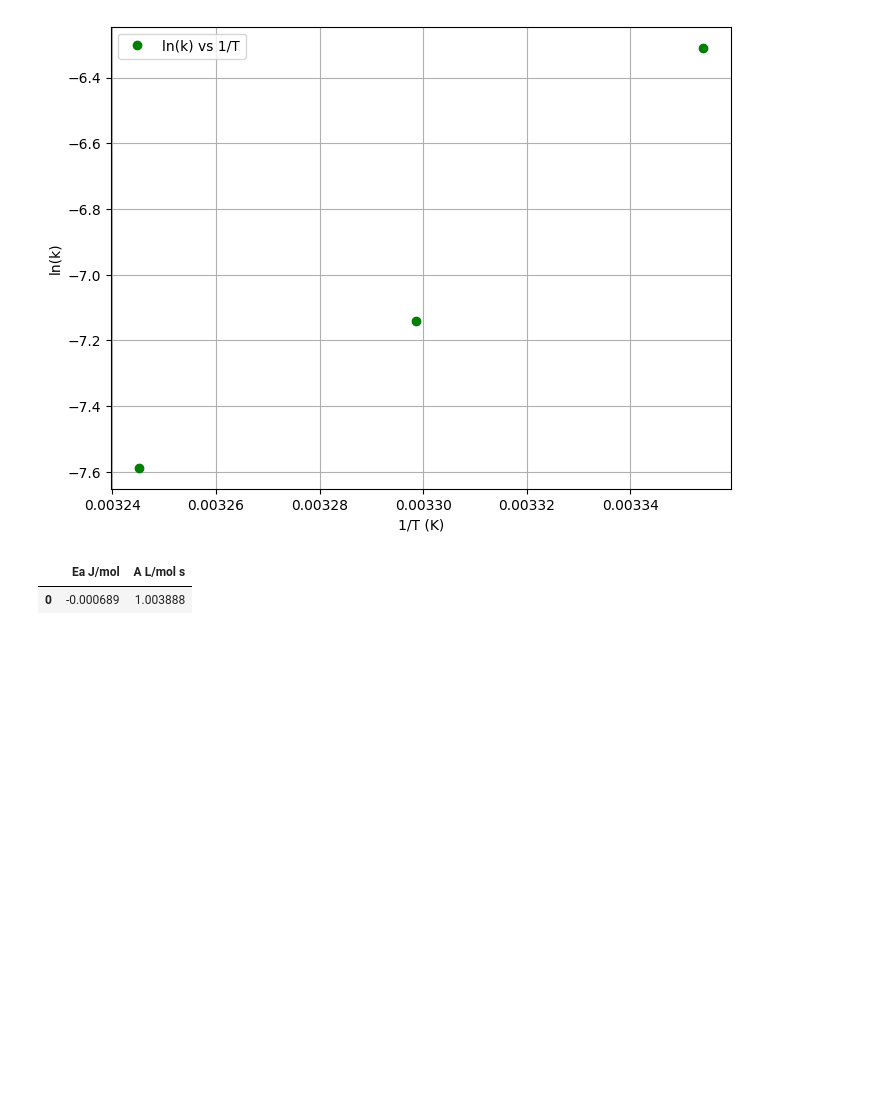
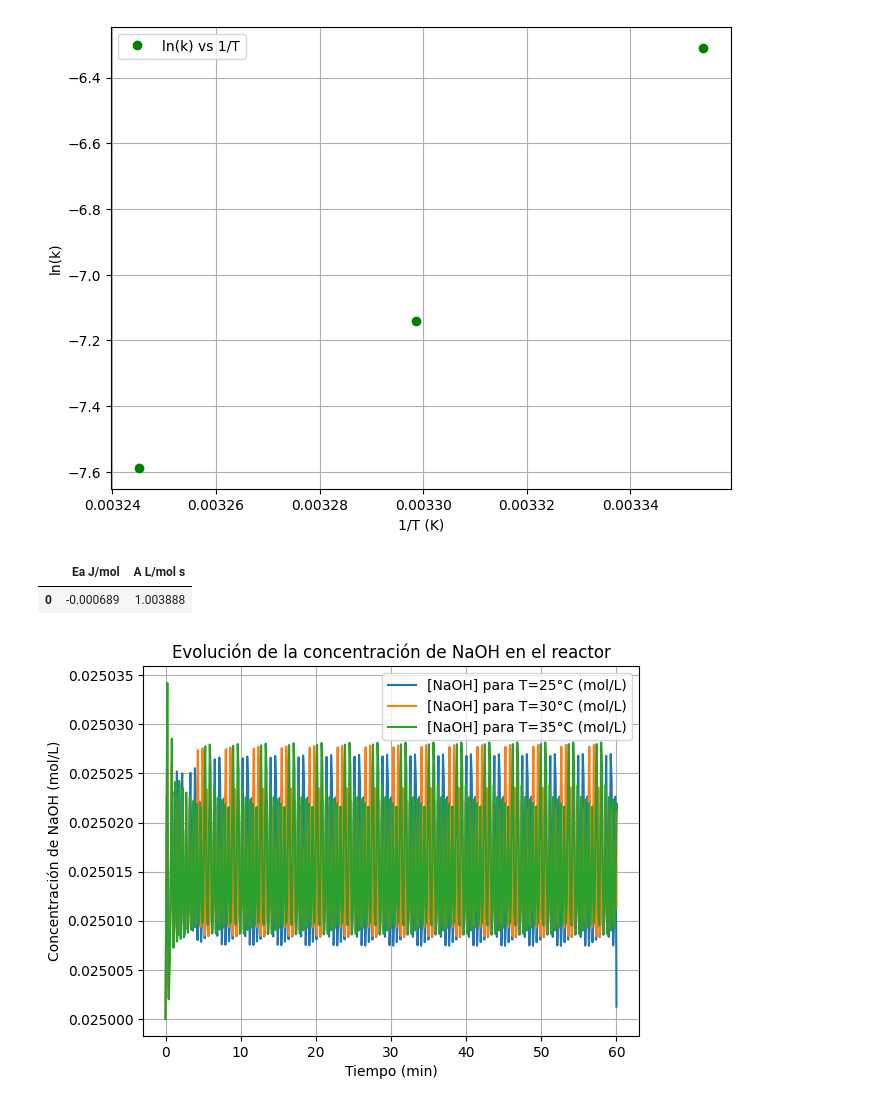
Before and after one commit to ChristianPh404/exp2, a Jupyter notebook: pract3.ipynb, the cells around one changed output. Drawn from its saved outputs; the diff is of its cells as text; code cells hidden in the pictures; blank space fills up the shorter version.

```diff
--- a/pract3.ipynb
+++ b/pract3.ipynb
@@ -4,6 +4,8 @@ import numpy as np
 import matplotlib.pyplot as plt
 from IPython.display import display
 from scipy.stats import linregress
+from scipy.integrate import solve_ivp
+
 
 Temperatura_objetivo = [25, 30, 35]
 tiempos = [0, 3, 6, 9, 12, 15]
@@ -150,6 +152,24 @@ df_arrhenius = pd.DataFrame({
     'A L/mol s': [A]
 })
 display(df_arrhenius)
+def reactor_edo(t, a, Fa, k, V, a0):
+    da_dt = (Fa / V) * (a0 - a) - k * a
+    return da_dt
+for j in range(len(valor_k)):
+    temperatura = Temperatura_objetivo[j]
+    t_span = [0, 60]
+    k_j = valor_k[j]  # Usar el valor correspondiente de k
+    sol = solve_ivp(reactor_edo, t_span, [a0], args=(Fa, k_j, V, a0), dense_output=True)
+    t = sol.t
+    a_t = sol.y[0]
+    plt.plot(t, a_t, label=f'[NaOH] para T={temperatura}°C (mol/L)')
+
+plt.xlabel('Tiempo (min)')
+plt.ylabel('Concentración de NaOH (mol/L)')
+plt.title('Evolución de la concentración de NaOH en el reactor')
+plt.legend()
+plt.grid(True)
+plt.show()
 # %% [output]
 |  | temperatura | conductividad | Tiempo, min |
 | 0 | 25.1 | 0.1 | 0 |
@@ -173,30 +193,31 @@ display(df_arrhenius)
 | 4 | 34.9 | 0.5 | 12 |
 | 5 | 35.0 | 0.6 | 15 |
 |  | Tiempo, min | conductividad | Temperatura | at | ct | xa | xe |
 | 0 | 0 | 0.10 | 25.1 | -0.365486 | 0.390486 | 15.619424 | 15.619424 |
 | 1 | 3 | 0.20 | 25.0 | -0.692925 | 0.717925 | 28.717001 | 28.717001 |
 | 2 | 6 | 0.10 | 24.8 | -0.365486 | 0.390486 | 15.619424 | 15.619424 |
 | 3 | 9 | 0.20 | 24.9 | -0.692925 | 0.717925 | 28.717001 | 28.717001 |
 | 4 | 12 | 0.10 | 24.9 | -0.365486 | 0.390486 | 15.619424 | 15.619424 |
 | 5 | 15 | 0.20 | 25.0 | -0.692925 | 0.717925 | 28.717001 | 28.717001 |
 | 6 | Media | 0.15 | 7.5 | -0.529205 | 0.554205 | 22.168212 | 22.168212 |
 |  | Tiempo, min | conductividad | Temperatura | at | ct | xa | xe |
 | 0 | 0 | 0.30 | 30.1 | -1.020364 | 1.045364 | 41.814578 | 41.814578 |
 | 1 | 3 | 0.40 | 30.0 | -1.347804 | 1.372804 | 54.912155 | 54.912155 |
 | 2 | 6 | 0.30 | 29.8 | -1.020364 | 1.045364 | 41.814578 | 41.814578 |
 | 3 | 9 | 0.40 | 29.9 | -1.347804 | 1.372804 | 54.912155 | 54.912155 |
 | 4 | 12 | 0.30 | 29.9 | -1.020364 | 1.045364 | 41.814578 | 41.814578 |
 | 5 | 15 | 0.40 | 30.0 | -1.347804 | 1.372804 | 54.912155 | 54.912155 |
 | 6 | Media | 0.35 | 7.5 | -1.184084 | 1.209084 | 48.363366 | 48.363366 |
 |  | Tiempo, min | conductividad | Temperatura | at | ct | xa | xe |
 | 0 | 0 | 0.50 | 35.1 | -1.675243 | 1.700243 | 68.009731 | 68.009731 |
 | 1 | 3 | 0.60 | 35.0 | -2.002683 | 2.027683 | 81.107308 | 81.107308 |
 | 2 | 6 | 0.50 | 34.8 | -1.675243 | 1.700243 | 68.009731 | 68.009731 |
 | 3 | 9 | 0.60 | 34.9 | -2.002683 | 2.027683 | 81.107308 | 81.107308 |
 | 4 | 12 | 0.50 | 34.9 | -1.675243 | 1.700243 | 68.009731 | 68.009731 |
 | 5 | 15 | 0.60 | 35.0 | -2.002683 | 2.027683 | 81.107308 | 81.107308 |
 | 6 | Media | 0.55 | 7.5 | -1.838963 | 1.863963 | 74.558520 | 74.558520 |
 [figure]
 [figure]
 |  | Ea J/mol | A L/mol s |
 | 0 | -0.000689 | 1.003888 |
+[figure, added]
```
